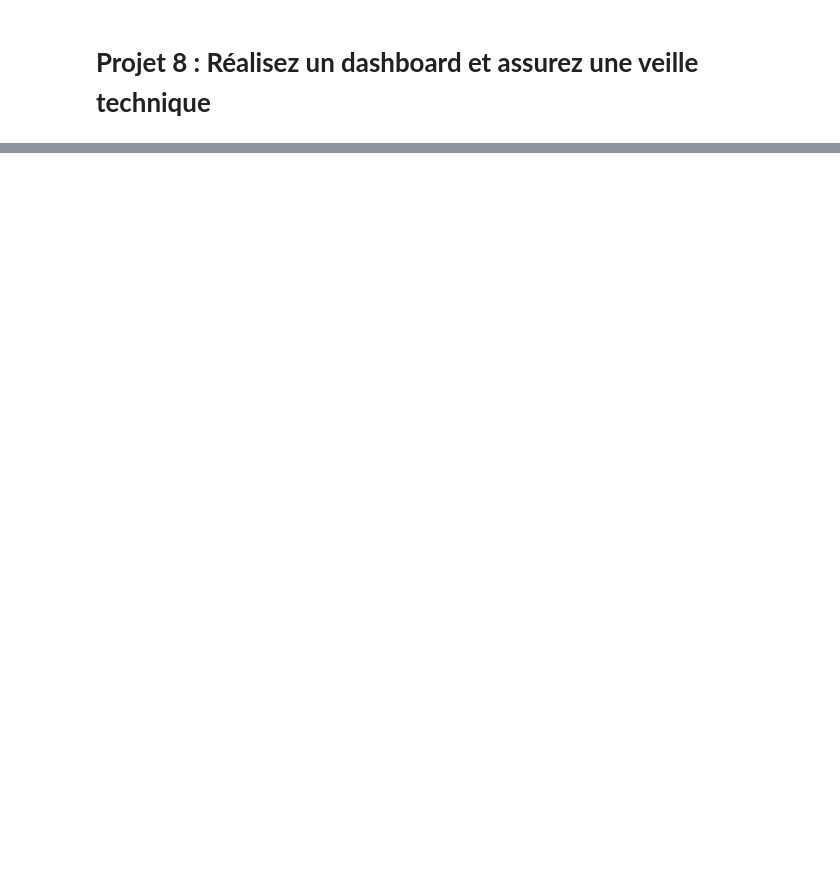
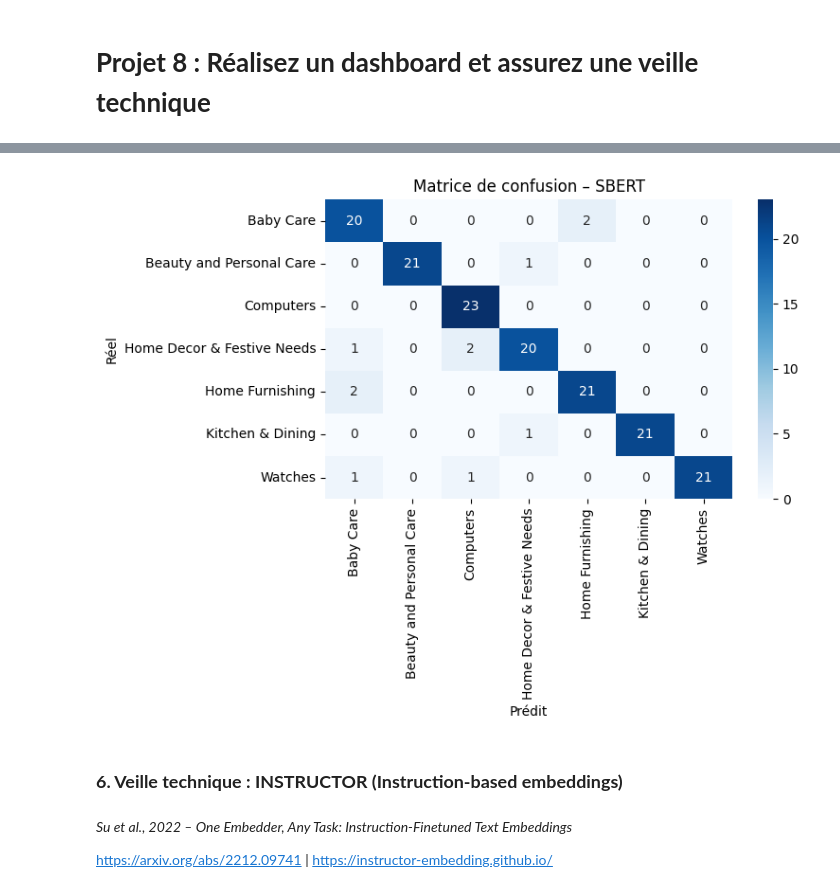
Before and after one commit to MargauxDupeyron/OC-P8-Realisez-un-dashboard-et-assurez-une-veille-technique, a Jupyter notebook: projet8_notebook_veille.ipynb, the cells around one changed output, grey strips where cells are left out. Saved outputs shown, nothing was run; the diff lists cells and outputs as text; code cells hidden in the pictures; blank space fills up the shorter version.

```diff
--- a/projet8_notebook_veille.ipynb
+++ b/projet8_notebook_veille.ipynb
@@ -49,0 +518,14 @@ data.head(3)
+# %%
+sbert_model = SentenceTransformer("sentence-transformers/all-MiniLM-L6-v2")
+# %%
+X_train_sbert = sbert_model.encode(X_train.tolist(), show_progress_bar=True)
+X_val_sbert   = sbert_model.encode(X_val.tolist(), show_progress_bar=True)
+X_test_sbert  = sbert_model.encode(X_test.tolist(), show_progress_bar=True)
+# %%
+clf_sbert = LogisticRegression(
+    max_iter=2000,
+    class_weight="balanced",
+    n_jobs=-1
+)
+
+clf_sbert.fit(X_train_sbert, y_train)
@@ -49,0 +534,5 @@ data.head(3)
+# %%
+y_test_pred_sbert = clf_sbert.predict(X_test_sbert)
+
+print("=== SBERT ===")
+print(classification_report(y_test, y_test_pred_sbert))
@@ -49,0 +554,25 @@ data.head(3)
+# %%
+cm_sbert = confusion_matrix(y_test, y_test_pred_sbert, labels=clf_sbert.classes_)
+
+plt.figure(figsize=(8,6))
+sns.heatmap(
+    cm_sbert,
+    annot=True,
+    fmt="d",
+    cmap="Blues",
+    xticklabels=clf_sbert.classes_,
+    yticklabels=clf_sbert.classes_
+)
+plt.title("Matrice de confusion – SBERT")
+plt.xlabel("Prédit")
+plt.ylabel("Réel")
+plt.tight_layout()
+plt.show()
+# %% [output]
+[figure, added]
+# %% [markdown]
+### **6. Veille technique : INSTRUCTOR (Instruction-based embeddings)**
+# %% [markdown]
+*Su et al., 2022 – One Embedder, Any Task: Instruction-Finetuned Text Embeddings*
+
+https://arxiv.org/abs/2212.09741    |    https://instructor-embedding.github.io/
```
Also changed, not shown: parts of 67 cells of this notebook, 3 other files.
